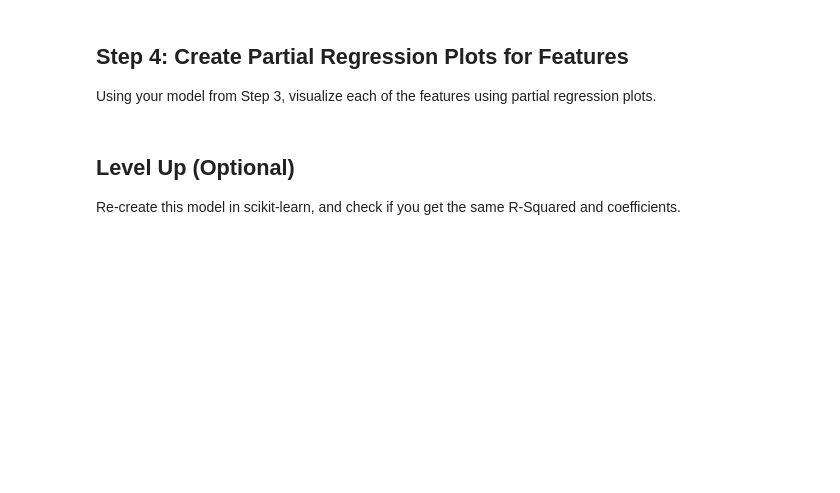
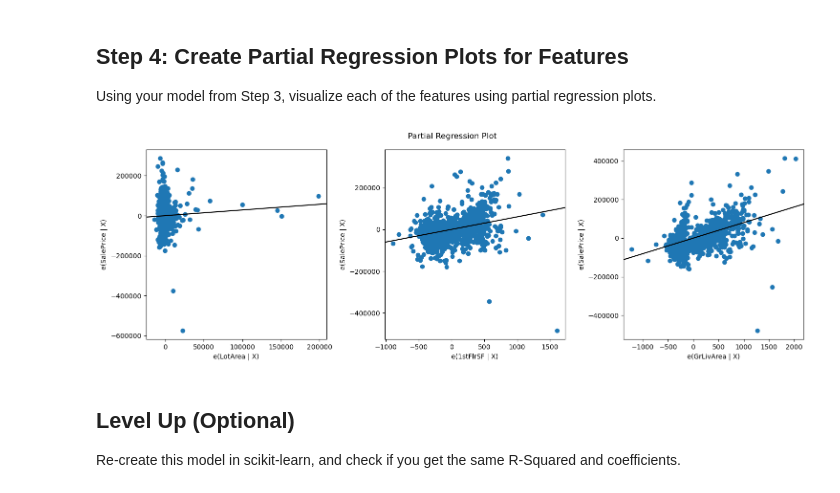
Before and after one commit to kamerinolawrence/dsc-multiple-linear-regression-statsmodels-lab-v2-5, a Jupyter notebook: index.ipynb, the cells around one changed output. Drawn from its saved outputs; the diff is of its cells as text; code cells hidden in the pictures; blank space fills up the shorter version.

```diff
--- a/index.ipynb
+++ b/index.ipynb
@@ -174,0 +179,12 @@ strong multicollinearity or other numerical problems.
+# %%
+# identify the independent and dependent variables
+X_2 = ames_subset["GrLivArea"]
+Y_2 = ames_subset["SalePrice"]
+# imports the statsmodels
+import statsmodels.api as sm
+# add the intercept to the independent variable
+X_2 = sm.add_constant(X_2)
+# Initiate the model using sm.OLS and fit the model
+lin_model = sm.OLS(Y_2,X_2).fit()
+# print out the results
+print(lin_model.summary())
@@ -184,0 +220,16 @@ For this model, use **all of** the features in `ames_subset`.
+# %%
+# Your code here - define X
+
+# define the independent and dependent variables
+Y_3 = ames_subset["SalePrice"]
+# define the x variable(independent variable excluding the target variable)
+X_3 = ames_subset.drop("SalePrice",axis=1)
+# %%
+# Your code here - fit model and display results
+
+# add a constant to the independent variable
+X_3 = sm.add_constant(X_3)
+# Initiate a multiple regression and fit the model
+multiple_linreg_model = sm.OLS(Y_3,X_3).fit()
+# print the model outputs
+print(multiple_linreg_model.summary())
@@ -191,3 +262,20 @@ Using your model from Step 3, visualize each of the features using partial regre
+# %%
+# Your code here - create partial regression plots for each predictor
+import statsmodels.graphics.regressionplots as sm_graph
+
+fig = plt.figure(figsize=(15,5))
+# Use only the actual predictors (exclude 'const')
+predictor_names = ["LotArea", "1stFlrSF", "GrLivArea"]
+# Generate partial regression plots
+sm.graphics.plot_partregress_grid(
+    multiple_linreg_model,
+    exog_idx=predictor_names,
+    grid=(1,3),
+    fig=fig)
+plt.tight_layout()
+plt.show()
+# %% [output]
+[figure, added]
 # %%
 # Your written answer here - explain what you see, and how this relates
 # to what you saw in Step 1. What do you notice?
```
Also changed, not shown: parts of 12 cells of this notebook.
